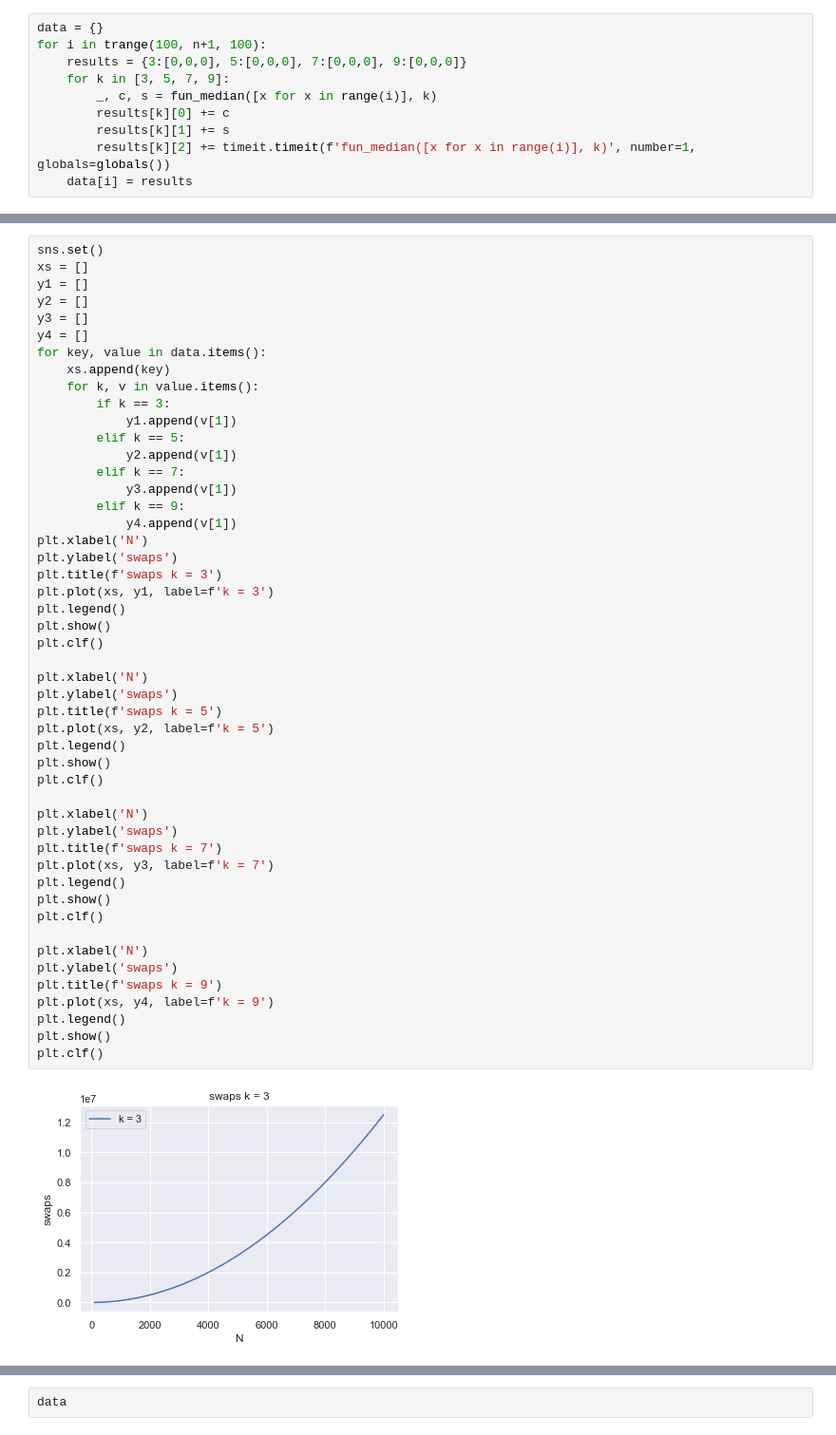
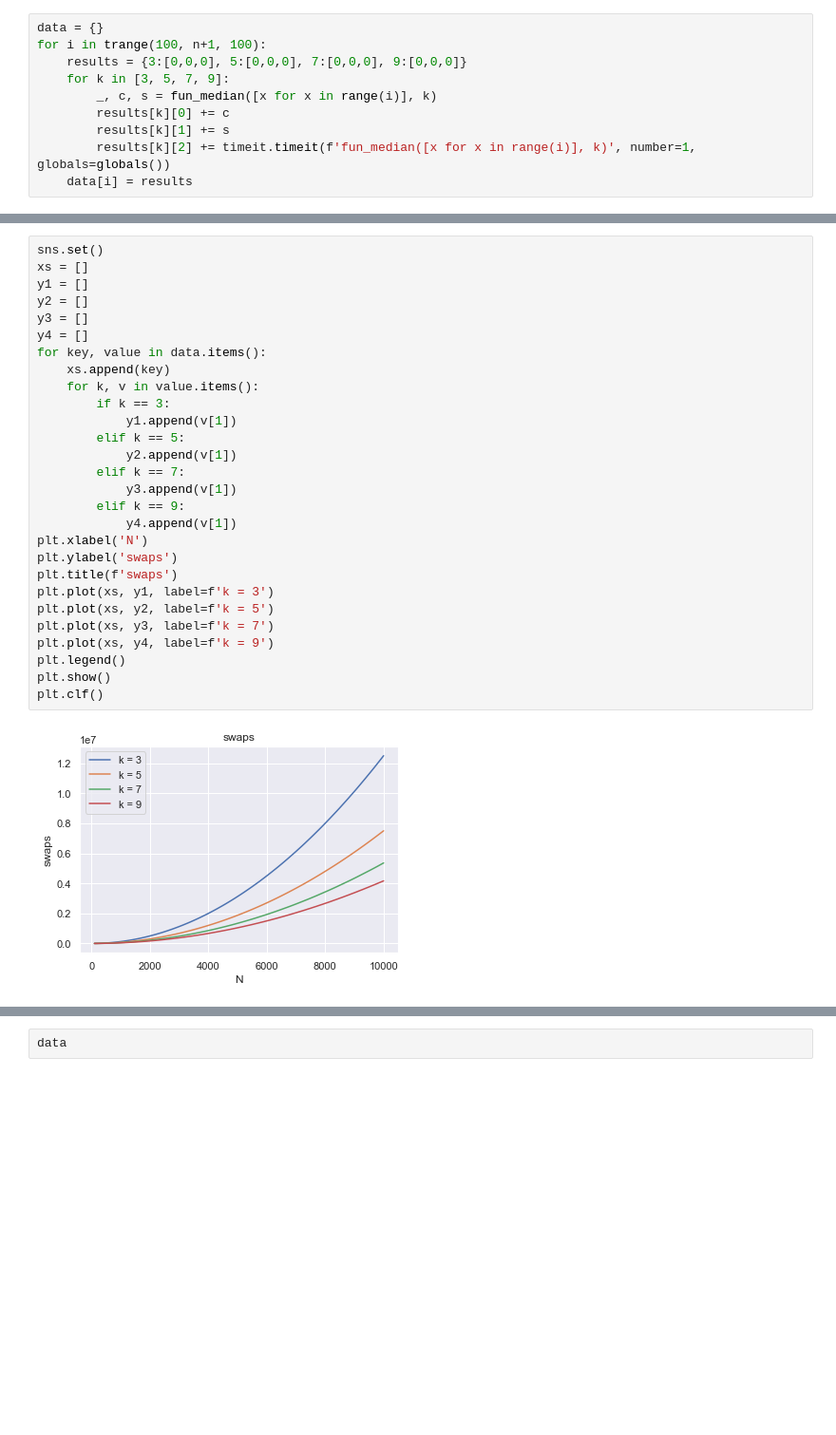
Before and after one commit to V1P0/AiSD3, a Jupyter notebook: z3.ipynb, the cells around one changed output, grey strips where cells are left out. Shown at 95% size. Drawn from its saved outputs; the diff is of its cells as text; blank space fills up the shorter version.

```diff
--- a/z3.ipynb
+++ b/z3.ipynb
@@ -152,51 +104,30 @@ plt.clf()
 # %%
 sns.set()
 xs = []
 y1 = []
 y2 = []
 y3 = []
 y4 = []
 for key, value in data.items():
     xs.append(key)
     for k, v in value.items():
         if k == 3:
             y1.append(v[1])
         elif k == 5:
             y2.append(v[1])
         elif k == 7:
             y3.append(v[1])
         elif k == 9:
             y4.append(v[1])
 plt.xlabel('N')
 plt.ylabel('swaps')
-plt.title(f'swaps k = 3')
+plt.title(f'swaps')
 plt.plot(xs, y1, label=f'k = 3')
-plt.legend()
-plt.show()
-plt.clf()
-
-plt.xlabel('N')
-plt.ylabel('swaps')
-plt.title(f'swaps k = 5')
 plt.plot(xs, y2, label=f'k = 5')
-plt.legend()
-plt.show()
-plt.clf()
-
-plt.xlabel('N')
-plt.ylabel('swaps')
-plt.title(f'swaps k = 7')
 plt.plot(xs, y3, label=f'k = 7')
-plt.legend()
-plt.show()
-plt.clf()
-
-plt.xlabel('N')
-plt.ylabel('swaps')
-plt.title(f'swaps k = 9')
 plt.plot(xs, y4, label=f'k = 9')
 plt.legend()
 plt.show()
 plt.clf()
 # %% [output]
-[figure, old version]
+[figure, new version]
```
Also changed, not shown: parts of 3 cells of this notebook, 2 other files.
